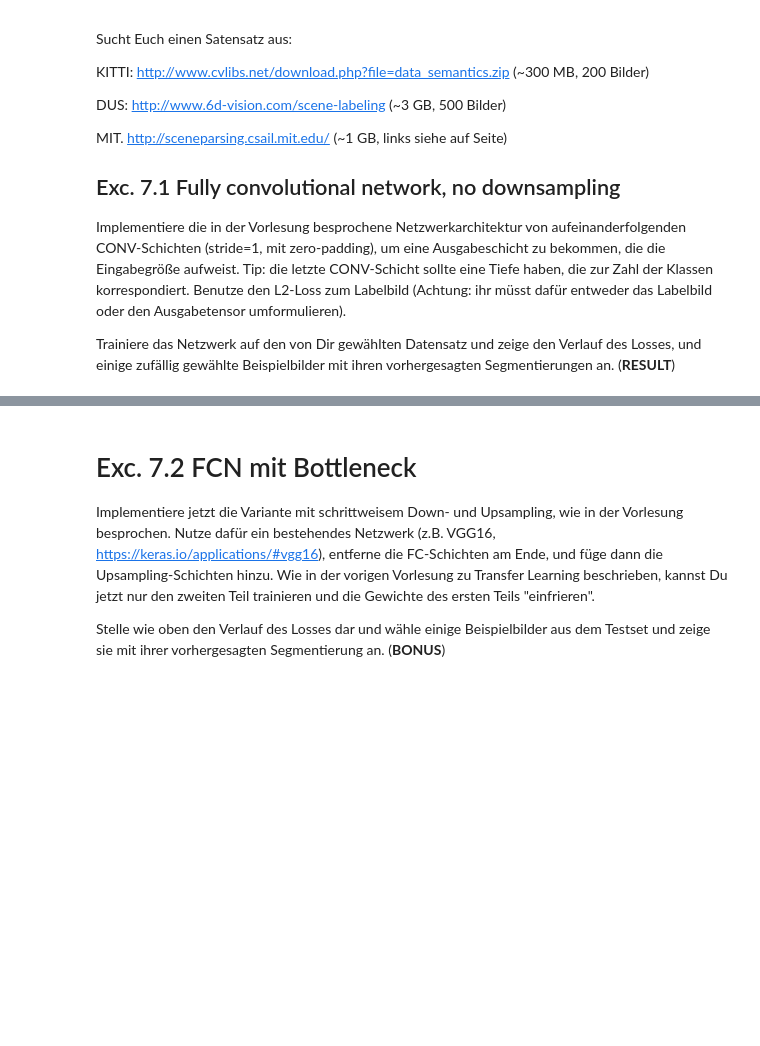
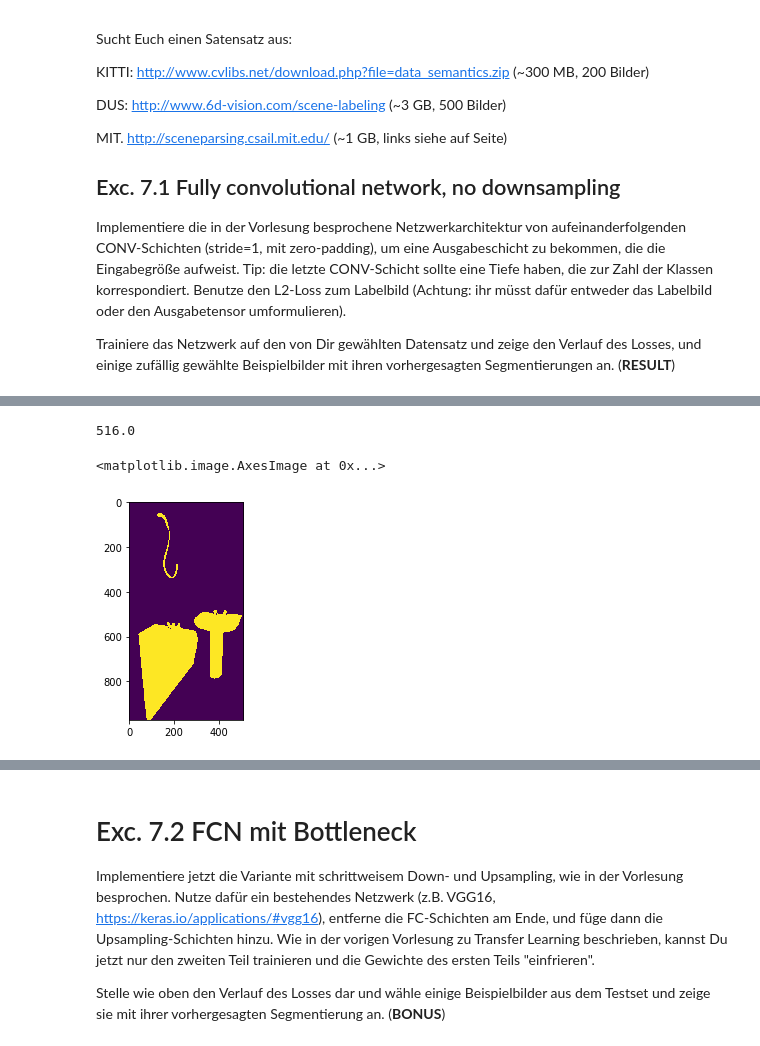
Before and after one commit to YJ14/Computer-Vision-2018, a Jupyter notebook: 07_SemanticSegmentation-v2.ipynb, the cells around one changed output, grey strips where cells are left out. Drawn from its saved outputs; the diff is of its cells as text; code cells hidden in the pictures; blank space fills up the shorter version.

```diff
--- a/07_SemanticSegmentation-v2.ipynb
+++ b/07_SemanticSegmentation-v2.ipynb
@@ -216,3 +274,17 @@ Found 2000 images belonging to 1 classes.
+# %%
+l2 = convert2rgb(preprocess(label))
+plt.imshow(l2)
+# 76,2
+l2 = preprocess2(label)
+m = np.amax(l2)
+print(m)
+l2 = l2 / m
+l2.astype(np.int8)
+plt.imshow(l2)
+# %% [output]
+516.0
+<matplotlib.image.AxesImage at 0x...>
+[figure, added]
 # %%
 # print(testImg.next()[0].shape)
 # image = testImg.next()[0,:,:,:]
```
Also changed, not shown: parts of 15 cells of this notebook.
